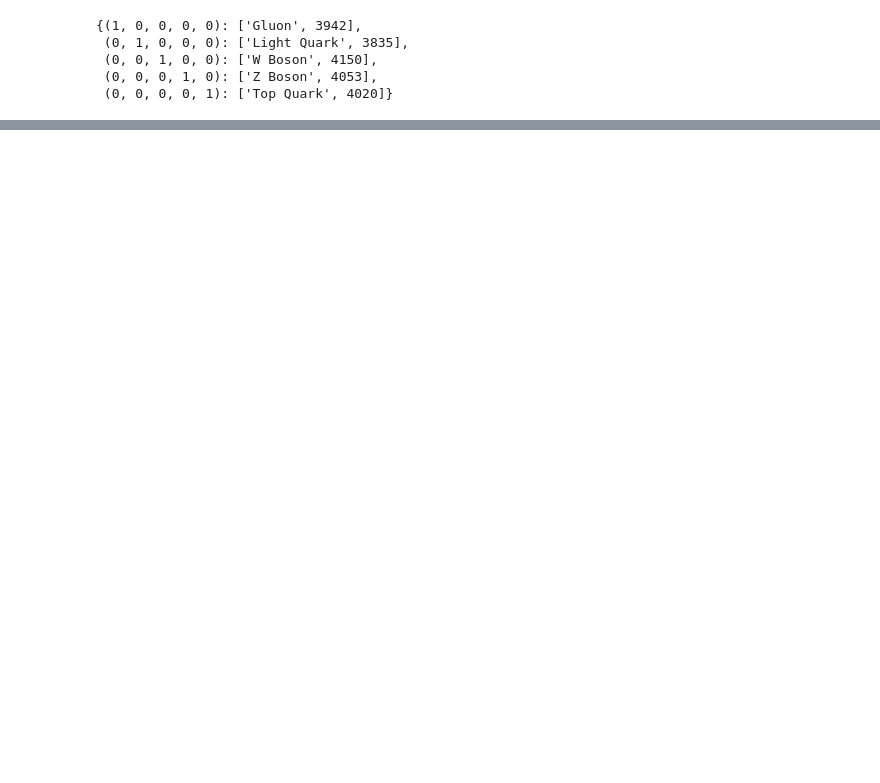
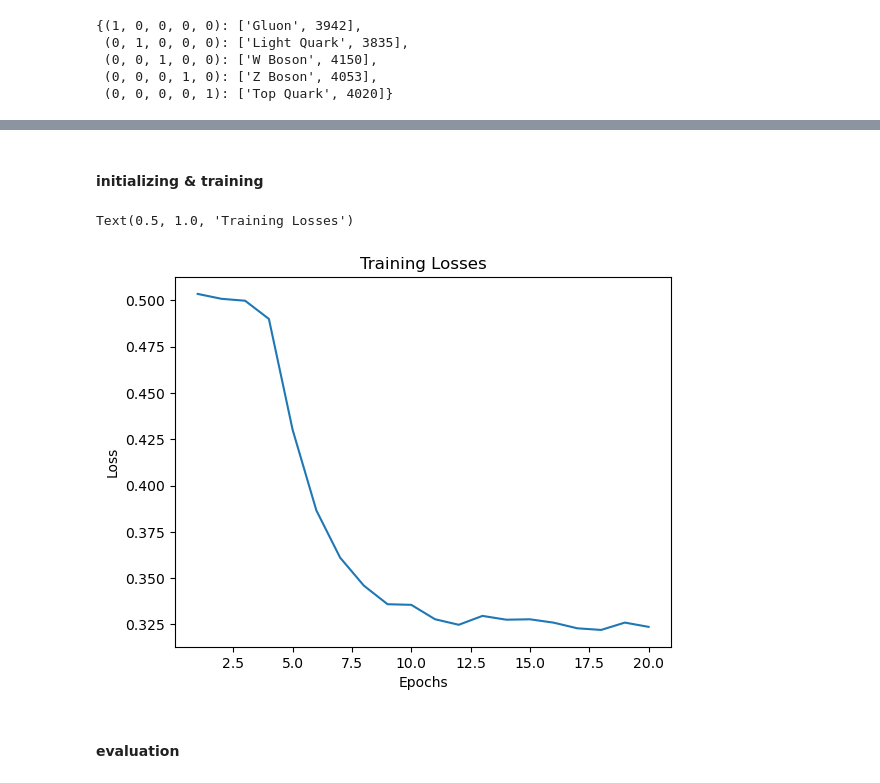
Before and after one commit to emmabacarra/Phys-417, a Jupyter notebook: Final Project - HEP Tagging/rnn.ipynb, the cells around one changed output, grey strips where cells are left out. Cells and saved outputs as stored; diff of their text form; code cells hidden in the pictures; blank space fills up the shorter version.

```diff
--- a/Final Project - HEP Tagging/rnn.ipynb
+++ b/Final Project - HEP Tagging/rnn.ipynb
@@ -38,5 +43,5 @@ DEVICE = torch.device('cuda' if torch.cuda.is_available() else 'cpu')
 # %%
-onehots = {
+onehots_dict = {
     (1, 0, 0, 0, 0): ['Gluon', 0],
     (0, 1, 0, 0, 0): ['Light Quark', 0],
     (0, 0, 1, 0, 0): ['W Boson', 0],
@@ -52,10 +57,10 @@ for i, f in enumerate(files):
     with np.load(f) as data_load:
         y = data_load['y']
 
-        if tuple(y) in onehots:
-            onehots[tuple(y)][1] += 1
+        if tuple(y) in onehots_dict:
+            onehots_dict[tuple(y)][1] += 1
 
-display(onehots)
+display(onehots_dict)
 # %% [output]
 {(1, 0, 0, 0, 0): ['Gluon', 3942],
  (0, 1, 0, 0, 0): ['Light Quark', 3835],
@@ -295,0 +218,2 @@ Probabilities: [0.00913673 0.95509696 0.02003765 0.01409787 0.00163071]
+# %% [markdown]
+#### initializing & training
@@ -296,3 +278,14 @@ Probabilities: [0.00913673 0.95509696 0.02003765 0.01409787 0.00163071]
+# %%
+plt.figure()
+plt.plot(range(1, num_epochs+1), losses)
+plt.xlabel('Epochs')
+plt.ylabel('Loss')
+plt.title('Training Losses')
+# %% [output]
+Text(0.5, 1.0, 'Training Losses')
+[figure, added]
+# %% [markdown]
+#### evaluation
 # %%
 '''
 Evaluation -------------------------------------------------------------------
```
Also changed, not shown: parts of 9 cells of this notebook.
